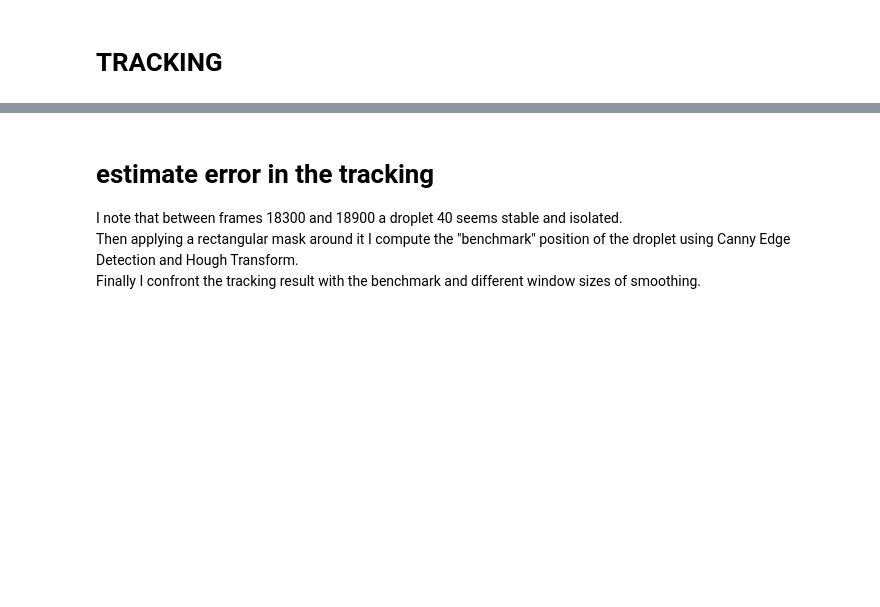
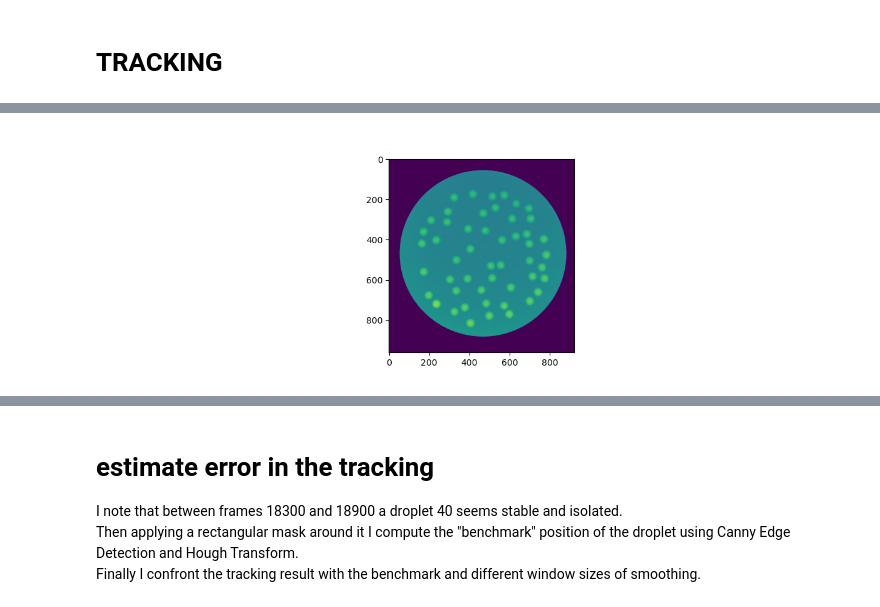
Before and after one commit to skandiz/MasterThesis, a Jupyter notebook: tracking/trajectoryTracking.ipynb, the cells around one changed output, grey strips where cells are left out. Saved outputs shown, nothing was run; the diff lists cells and outputs as text; code cells hidden in the pictures; blank space fills up the shorter version.

```diff
--- a/tracking/trajectoryTracking.ipynb
+++ b/tracking/trajectoryTracking.ipynb
@@ -214,0 +244,19 @@ else:
+# %%
+@pims.pipeline
+def crop(image, x1, y1, x2, y2):
+    npImage = np.array(image)
+    # Create same size alpha layer with circle
+    #alpha = Image.new('L', (920, 960), 0)
+    alpha = Image.new('L', (920, 960), 0)
+
+    draw = ImageDraw.Draw(alpha)
+    draw.pieslice(((x1, y1), (x2, y2)), 0, 360, fill=255)
+
+    # Convert alpha Image to numpy arrayf
+    npAlpha = np.array(alpha)
+    npImage = npImage[:, :, 1] * npAlpha
+
+    #ind = np.where(npImage == 0)
+    # npImage[200, 200] color of the border to swap with the black
+    #npImage[ind] = npImage[200, 200]
+    return npImage
@@ -214,0 +267,6 @@ else:
+# %%
+fig, ax = plt.subplots(1, 1)
+ax.imshow(data[0])
+plt.show()
+# %% [output]
+[figure, added]
```
Also changed, not shown: parts of 24 cells of this notebook, 8 other files.
